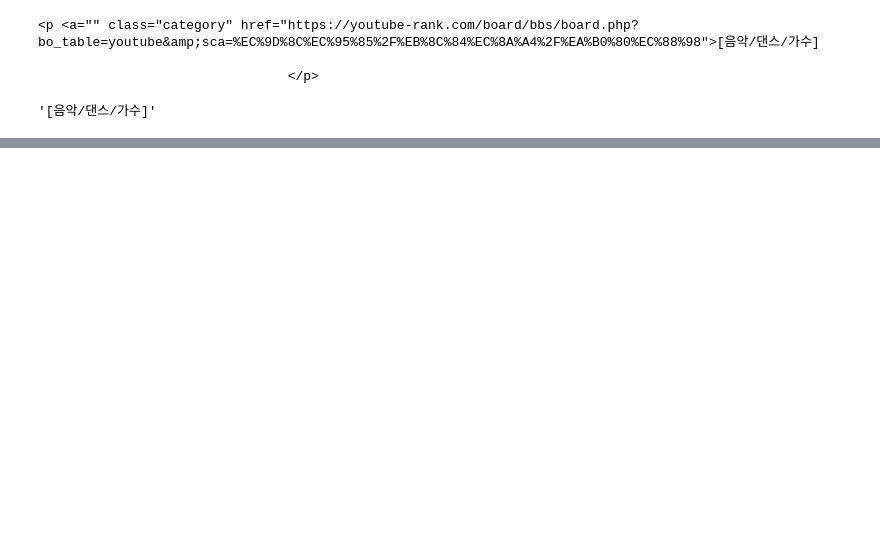
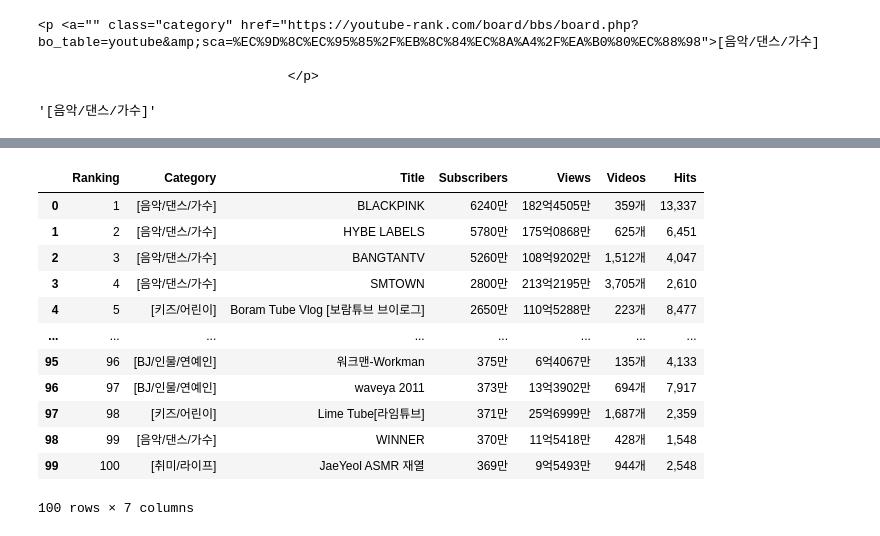
Before and after one commit to victoria2012/test_webscraping, a Jupyter notebook: youtuberank_scraping_exer.ipynb, the cells around one changed output, grey strips where cells are left out. Cells and saved outputs as stored; diff of their text form; code cells hidden in the pictures; blank space fills up the shorter version.

```diff
--- a/youtuberank_scraping_exer.ipynb
+++ b/youtuberank_scraping_exer.ipynb
@@ -70,0 +115,3 @@ category.text.strip()
+# %%
+video = content.select('td.video_cnt')[0]
+video
@@ -70,0 +124,3 @@ category.text.strip()
+# %%
+strong = content.select('td > strong')[0]
+strong
@@ -70,0 +133,3 @@ category.text.strip()
+# %%
+rankint = content.select('td.rank')[0]
+rankint
@@ -70,0 +143,18 @@ category.text.strip()
+# %%
+rank = list()
+
+for content in contents:
+    rankint = content.select('td.rank')[0]
+    category = content.select('p.category')[0]
+    artist = content.select('h1 > a[href*="bbs"]')[0]
+    subscriber = content.select('td.subscriber_cnt')[0]
+    view = content.select('td.view_cnt')[0]
+    video = content.select('td.video_cnt')[0]
+    strong = content.select('td > strong')[0]
+    print(rankint.text.strip(), category.text.strip(), artist.text.strip(),
+         subscriber.text.strip(), view.text.strip(), video.text.strip(), strong.text.strip())
+    a = [rankint.text.strip(), category.text.strip(), artist.text.strip(),
+         subscriber.text.strip(), view.text.strip(), video.text.strip(), strong.text.strip()]
+    rank.append(a)
+
+len(rank)
@@ -70,0 +182,17 @@ category.text.strip()
+# %%
+pd_data = pd.DataFrame(rank, columns = ['Ranking','Category','Title','Subscribers','Views','Videos','Hits'])
+pd_data
+# %% [output]
+|  | Ranking | Category | Title | Subscribers | Views | Videos | Hits |
+| 0 | 1 | [음악/댄스/가수] | BLACKPINK | 6240만 | 182억4505만 | 359개 | 13,337 |
+| 1 | 2 | [음악/댄스/가수] | HYBE LABELS | 5780만 | 175억0868만 | 625개 | 6,451 |
+| 2 | 3 | [음악/댄스/가수] | BANGTANTV | 5260만 | 108억9202만 | 1,512개 | 4,047 |
+| 3 | 4 | [음악/댄스/가수] | SMTOWN | 2800만 | 213억2195만 | 3,705개 | 2,610 |
+| 4 | 5 | [키즈/어린이] | Boram Tube Vlog [보람튜브 브이로그] | 2650만 | 110억5288만 | 223개 | 8,477 |
+| ... | ... | ... | ... | ... | ... | ... | ... |
+| 95 | 96 | [BJ/인물/연예인] | 워크맨-Workman | 375만 | 6억4067만 | 135개 | 4,133 |
+| 96 | 97 | [BJ/인물/연예인] | waveya 2011 | 373만 | 13억3902만 | 694개 | 7,917 |
+| 97 | 98 | [키즈/어린이] | Lime Tube[라임튜브] | 371만 | 25억6999만 | 1,687개 | 2,359 |
+| 98 | 99 | [음악/댄스/가수] | WINNER | 370만 | 11억5418만 | 428개 | 1,548 |
+| 99 | 100 | [취미/라이프] | JaeYeol ASMR 재열 | 369만 | 9억5493만 | 944개 | 2,548 |
+100 rows × 7 columns
```
Also changed, not shown: parts of 21 cells of this notebook, 1 other file.
